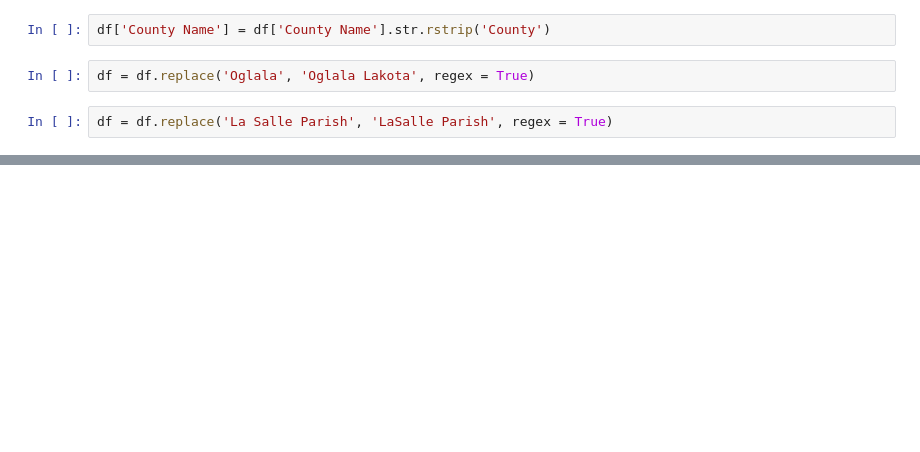
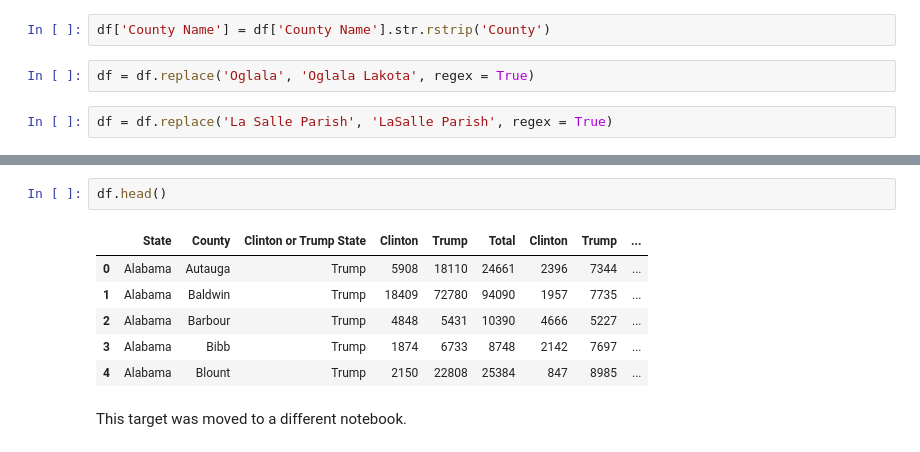
Before and after one commit to AngieKay/2016-Election-by-County, a Jupyter notebook: Results.ipynb, the cells around one changed output, grey strips where cells are left out. Drawn from its saved outputs; the diff is of its cells as text; blank space fills up the shorter version.

```diff
--- a/Results.ipynb
+++ b/Results.ipynb
@@ -91,0 +168,11 @@ df_race.loc[~df_race['County'].isin(df['County Name'])]
+# %%
+df.head()
+# %% [output]
+|  | State | County | Clinton or Trump State | Clinton | Trump | Total | Clinton | Trump | ... |
+| 0 | Alabama | Autauga | Trump | 5908 | 18110 | 24661 | 2396 | 7344 | ... |
+| 1 | Alabama | Baldwin | Trump | 18409 | 72780 | 94090 | 1957 | 7735 | ... |
+| 2 | Alabama | Barbour | Trump | 4848 | 5431 | 10390 | 4666 | 5227 | ... |
+| 3 | Alabama | Bibb | Trump | 1874 | 6733 | 8748 | 2142 | 7697 | ... |
+| 4 | Alabama | Blount | Trump | 2150 | 22808 | 25384 | 847 | 8985 | ... |
+# %% [markdown]
+This target was moved to a different notebook.
```
Also changed, not shown: parts of 46 cells of this notebook, 9 other files.
